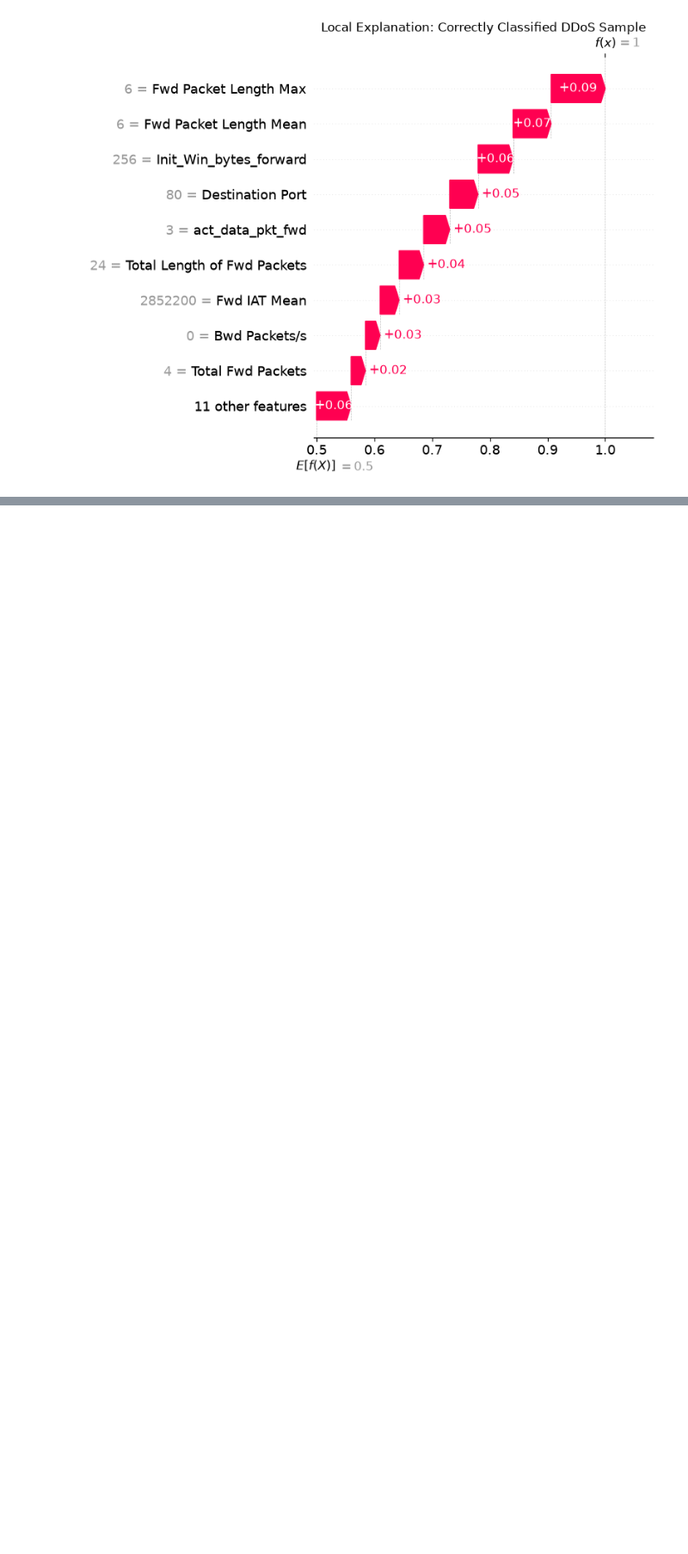
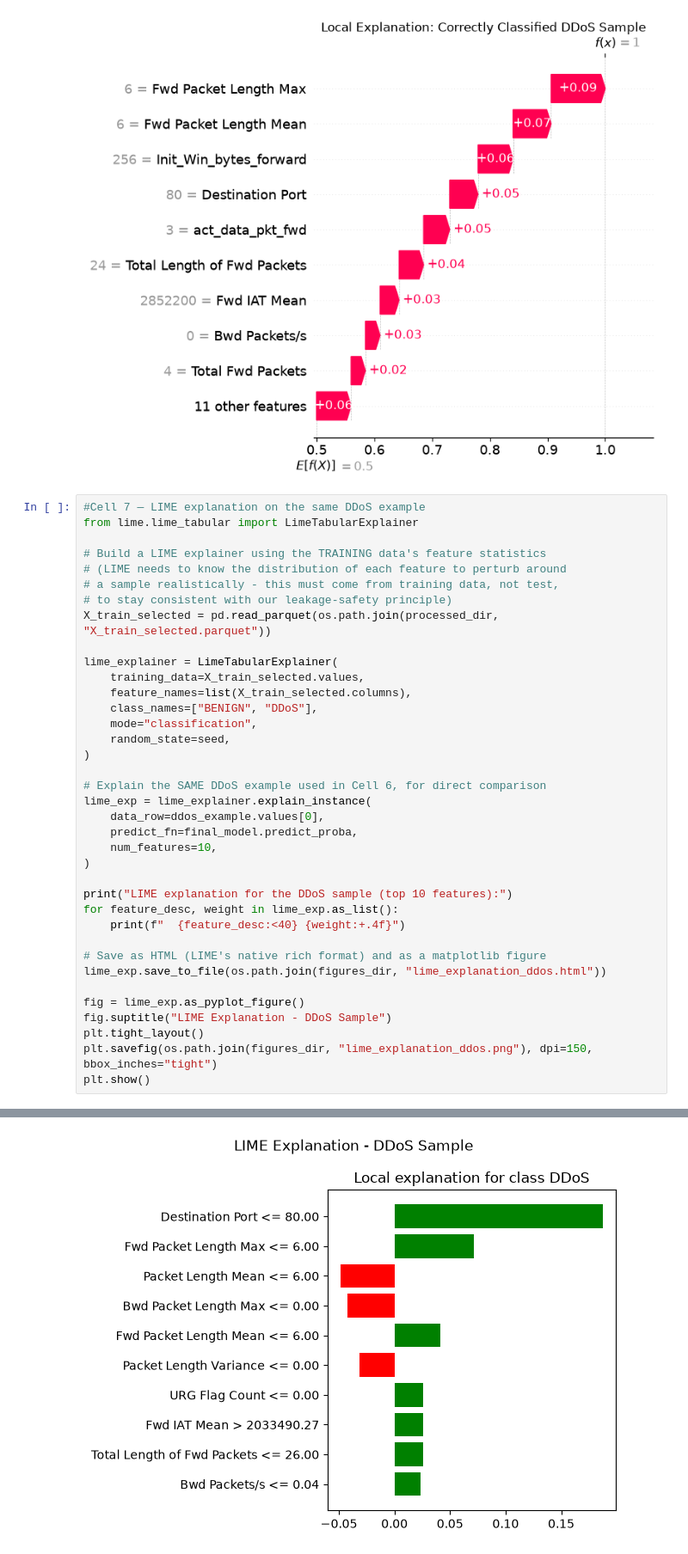
Before and after one commit to archaudhary-011/explainable-cross-dataset-nids, a Jupyter notebook: notebooks/09_explainability.ipynb, the cells around one changed output, grey strips where cells are left out. Shown at 86% size. Drawn from its saved outputs; the diff is of its cells as text; blank space fills up the shorter version.

Commit message:
[✓] Step 9  SHAP + LIME (strong cross-method agreement on top features)

```diff
--- a/notebooks/09_explainability.ipynb
+++ b/notebooks/09_explainability.ipynb
@@ -164,3 +164,41 @@ Fwd Packet Length Mean         0.065736
 Fwd Packet Length Max          0.093876
 dtype: float64
 [figure]
+# %%
+#Cell 7 — LIME explanation on the same DDoS example
+from lime.lime_tabular import LimeTabularExplainer
+
+# Build a LIME explainer using the TRAINING data's feature statistics
+# (LIME needs to know the distribution of each feature to perturb around
+# a sample realistically - this must come from training data, not test,
+# to stay consistent with our leakage-safety principle)
+X_train_selected = pd.read_parquet(os.path.join(processed_dir, "X_train_selected.parquet"))
+
+lime_explainer = LimeTabularExplainer(
+    training_data=X_train_selected.values,
+    feature_names=list(X_train_selected.columns),
+    class_names=["BENIGN", "DDoS"],
+    mode="classification",
+    random_state=seed,
+)
+
+# Explain the SAME DDoS example used in Cell 6, for direct comparison
+lime_exp = lime_explainer.explain_instance(
+    data_row=ddos_example.values[0],
+    predict_fn=final_model.predict_proba,
+    num_features=10,
+)
+
+print("LIME explanation for the DDoS sample (top 10 features):")
+for feature_desc, weight in lime_exp.as_list():
+    print(f"  {feature_desc:<40} {weight:+.4f}")
+
+# Save as HTML (LIME's native rich format) and as a matplotlib figure
+lime_exp.save_to_file(os.path.join(figures_dir, "lime_explanation_ddos.html"))
+
+fig = lime_exp.as_pyplot_figure()
+fig.suptitle("LIME Explanation - DDoS Sample")
+plt.tight_layout()
+plt.savefig(os.path.join(figures_dir, "lime_explanation_ddos.png"), dpi=150, bbox_inches="tight")
+plt.show()
+# %% [output]
@@ -166,0 +216 @@ dtype: float64
+[figure, added]
```
Also changed, not shown: parts of 2 cells of this notebook, 2 other files.
